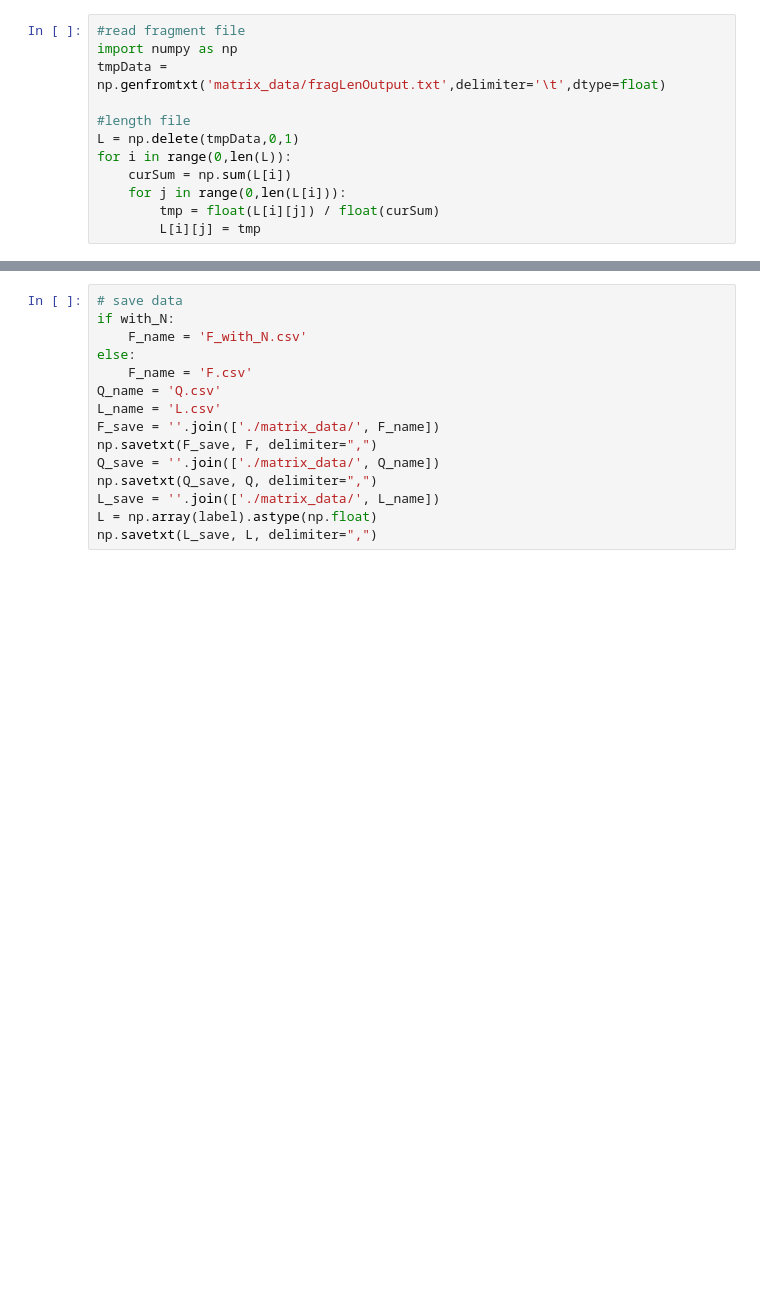
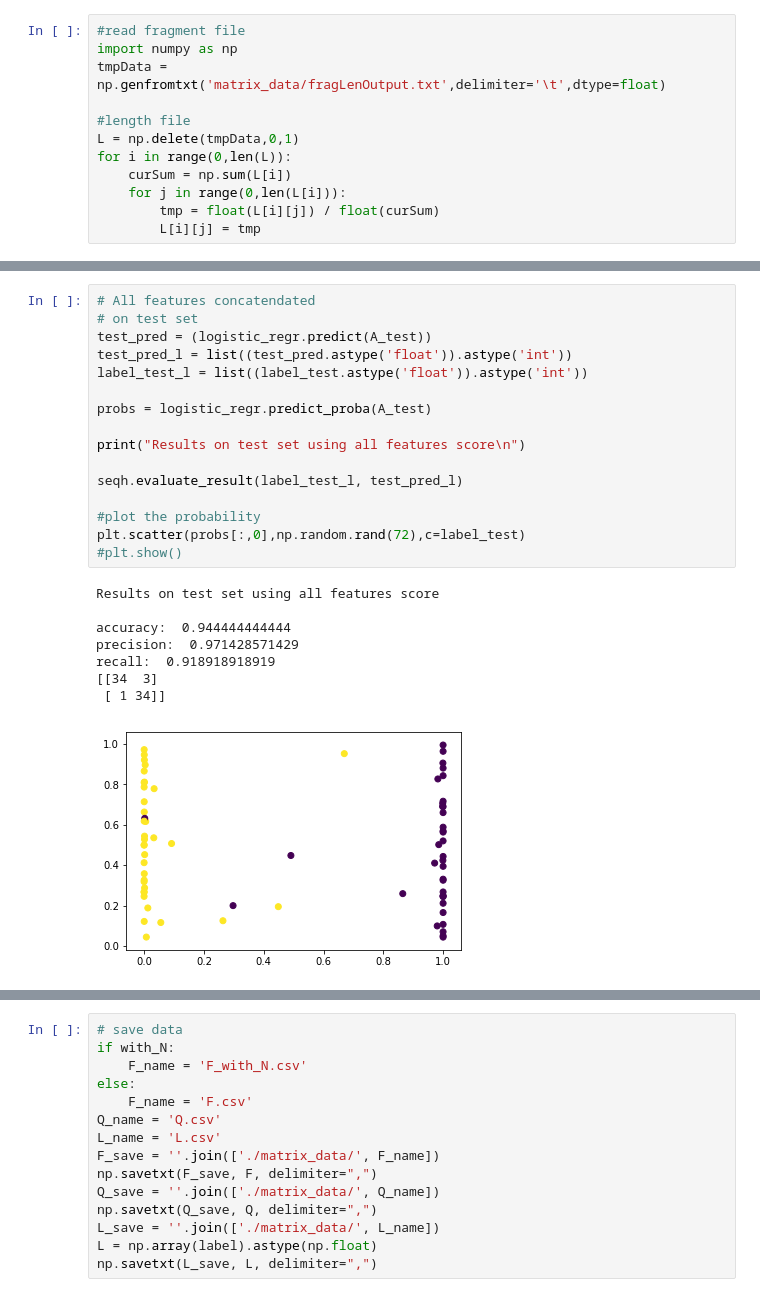
Before and after one commit to bx3/EE595, a Jupyter notebook: supervised_learning.ipynb, the cells around one changed output, grey strips where cells are left out. Drawn from its saved outputs; the diff is of its cells as text; blank space fills up the shorter version.

```diff
--- a/supervised_learning.ipynb
+++ b/supervised_learning.ipynb
@@ -259,0 +287,25 @@ print(tmpA)
+# %%
+# All features concatendated
+# on test set
+test_pred = (logistic_regr.predict(A_test))
+test_pred_l = list((test_pred.astype('float')).astype('int'))
+label_test_l = list((label_test.astype('float')).astype('int'))
+
+probs = logistic_regr.predict_proba(A_test)
+
+print("Results on test set using all features score\n")
+
+seqh.evaluate_result(label_test_l, test_pred_l)
+
+#plot the probability
+plt.scatter(probs[:,0],np.random.rand(72),c=label_test)
+#plt.show()
+# %% [output]
+Results on test set using all features score
+
+accuracy:  0.944444444444
+precision:  0.971428571429
+recall:  0.918918918919
+[[34  3]
+ [ 1 34]]
+[figure, added]
```
Also changed, not shown: parts of 10 cells of this notebook, 3 other files.
